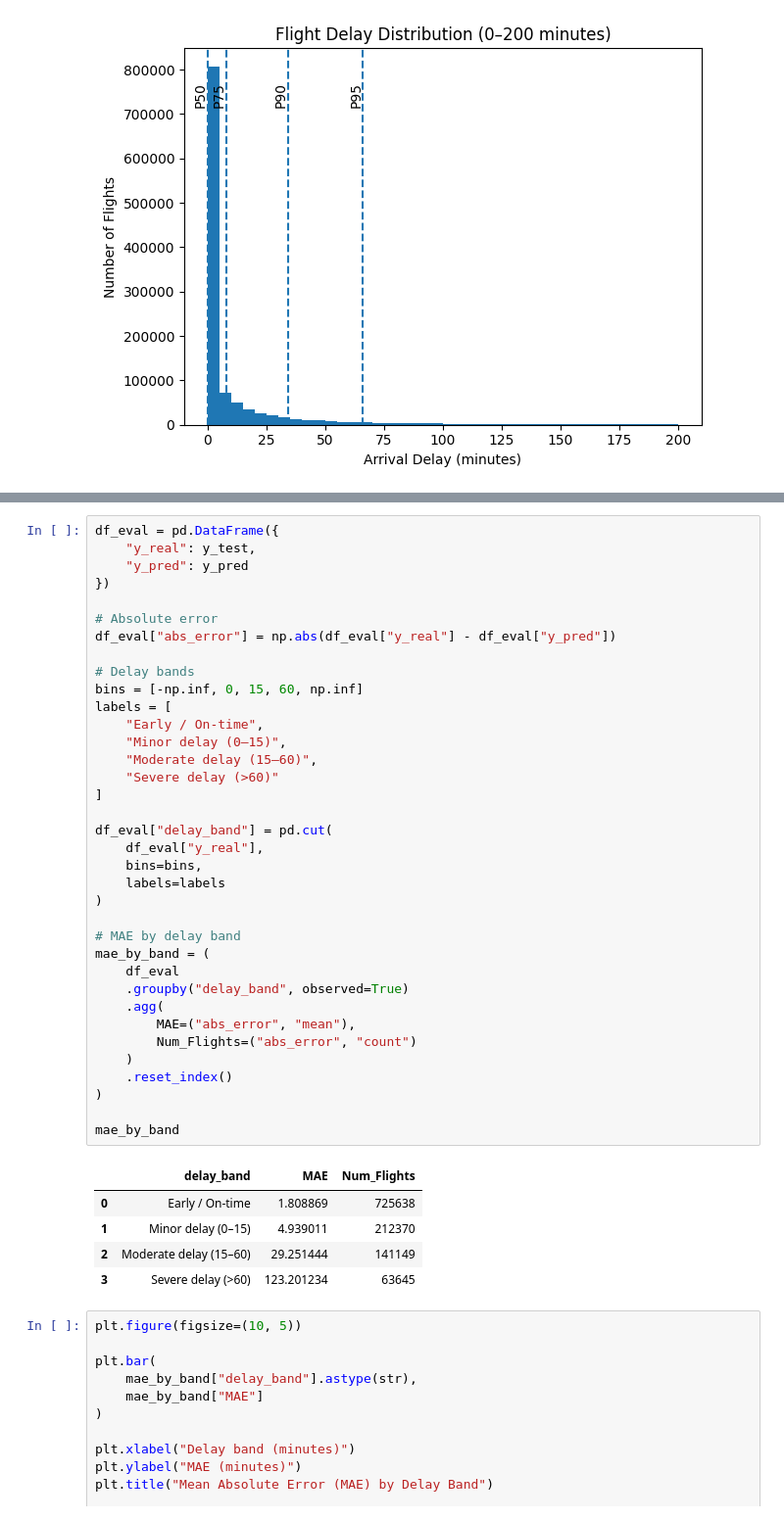
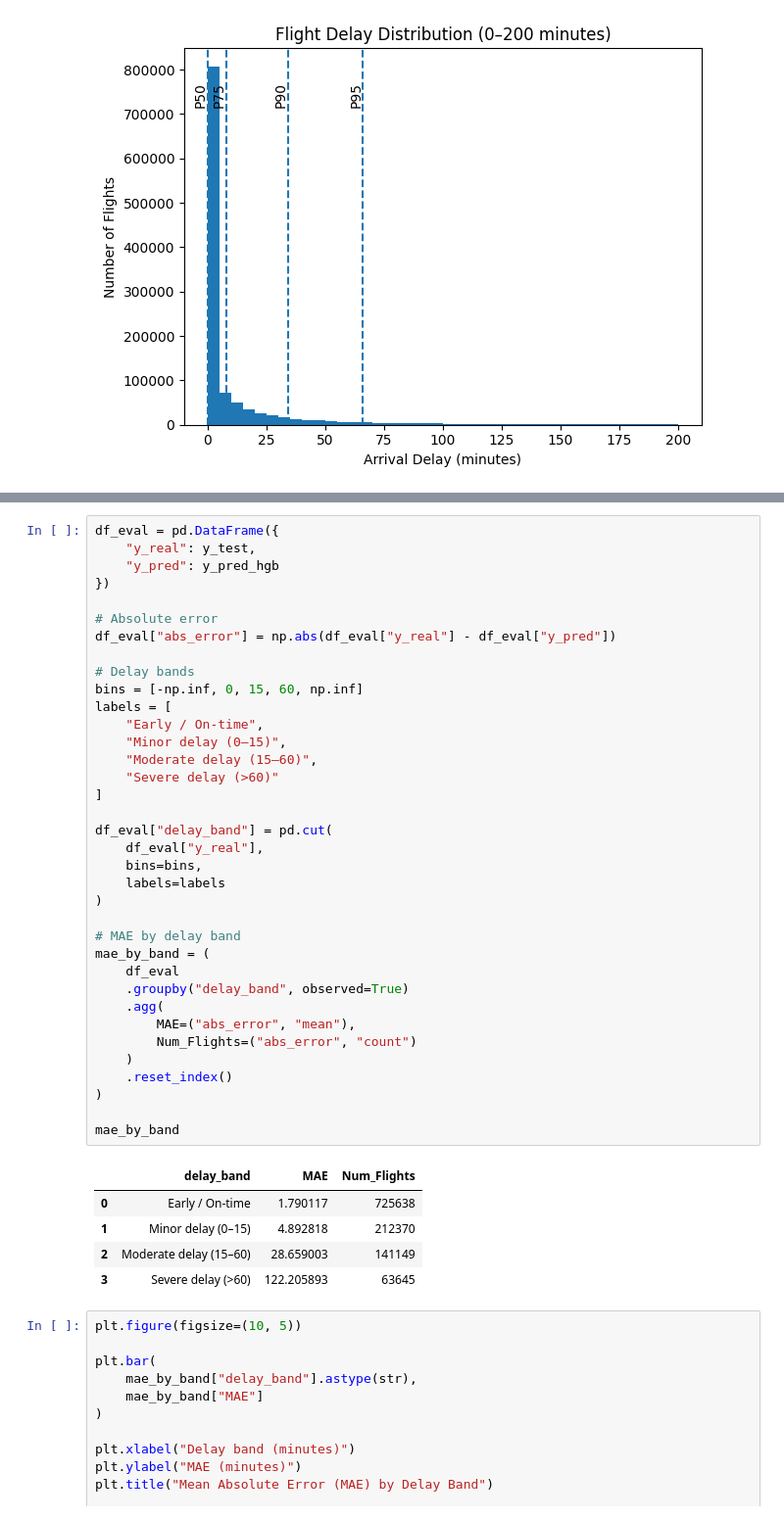
Before and after one commit to GuilhermeDellatin/fiap-machine-learning-tech-challenge-3, a Jupyter notebook: flight-regression.ipynb, the cells around one changed output, grey strips where cells are left out. Shown at 98% size. Saved outputs shown, nothing was run; the diff lists cells and outputs as text.

```diff
--- a/flight-regression.ipynb
+++ b/flight-regression.ipynb
@@ -288,7 +304,7 @@ plt.show()
 # %%
 df_eval = pd.DataFrame({
     "y_real": y_test,
-    "y_pred": y_pred
+    "y_pred": y_pred_hgb
 })
 
 # Absolute error
@@ -296,37 +312,37 @@ df_eval["abs_error"] = np.abs(df_eval["y_real"] - df_eval["y_pred"])
 
 # Delay bands
 bins = [-np.inf, 0, 15, 60, np.inf]
 labels = [
     "Early / On-time",
     "Minor delay (0–15)",
     "Moderate delay (15–60)",
     "Severe delay (>60)"
 ]
 
 df_eval["delay_band"] = pd.cut(
     df_eval["y_real"],
     bins=bins,
     labels=labels
 )
 
 # MAE by delay band
 mae_by_band = (
     df_eval
     .groupby("delay_band", observed=True)
     .agg(
         MAE=("abs_error", "mean"),
         Num_Flights=("abs_error", "count")
     )
     .reset_index()
 )
 
 mae_by_band
 # %% [output]
 |  | delay_band | MAE | Num_Flights |
-| 0 | Early / On-time | 1.808869 | 725638 |
-| 1 | Minor delay (0–15) | 4.939011 | 212370 |
-| 2 | Moderate delay (15–60) | 29.251444 | 141149 |
-| 3 | Severe delay (>60) | 123.201234 | 63645 |
+| 0 | Early / On-time | 1.790117 | 725638 |
+| 1 | Minor delay (0–15) | 4.892818 | 212370 |
+| 2 | Moderate delay (15–60) | 28.659003 | 141149 |
+| 3 | Severe delay (>60) | 122.205893 | 63645 |
 # %%
 plt.figure(figsize=(10, 5))
 
```
Also changed, not shown: parts of 6 cells of this notebook.
